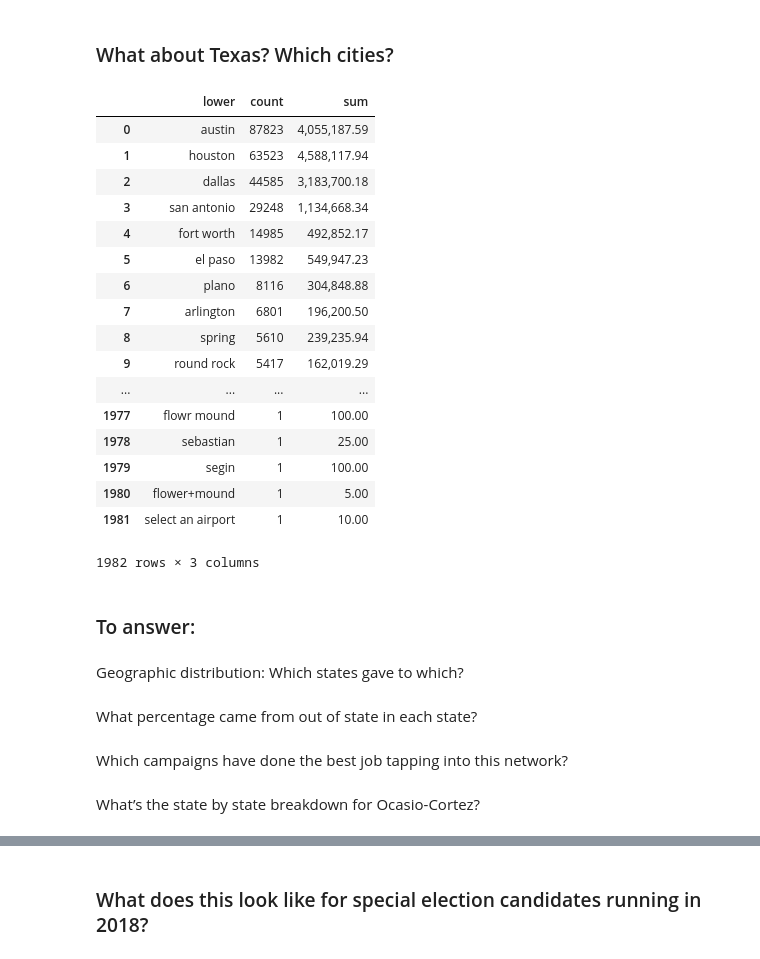
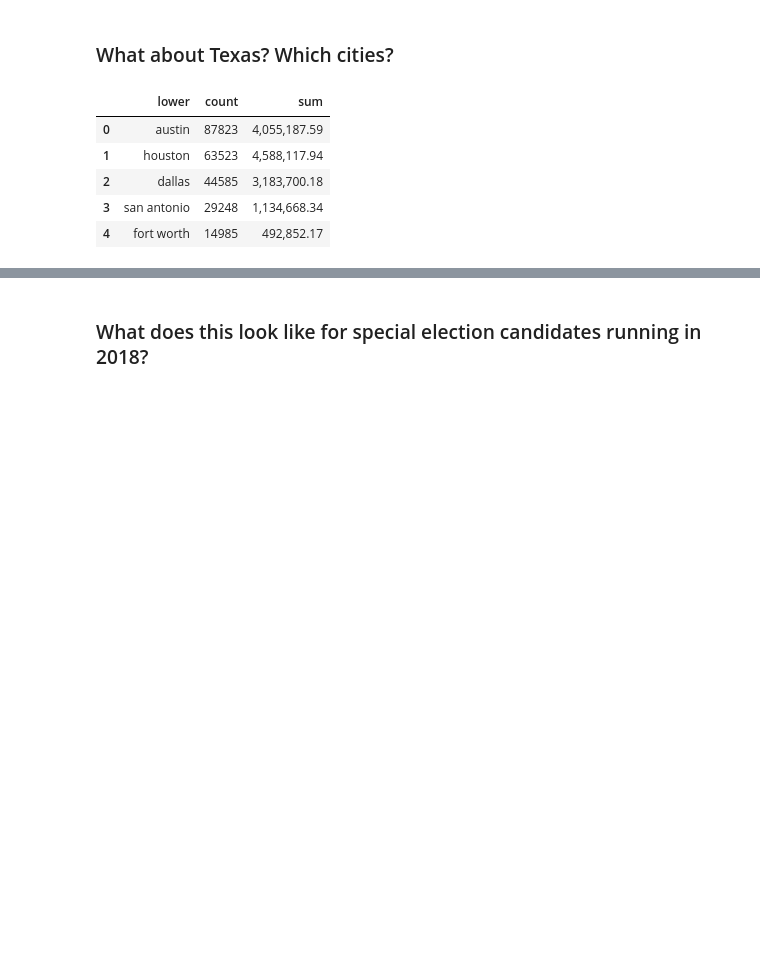
Before and after one commit to PublicI/actblue-analysis, a Jupyter notebook: analysis.ipynb, the cells around one changed output, grey strips where cells are left out. Cells and saved outputs as stored; diff of their text form; code cells hidden in the pictures; blank space fills up the shorter version.

```diff
--- a/analysis.ipynb
+++ b/analysis.ipynb
@@ -1163,46 +1124,24 @@ pd.pivot_table(contrib_flow_14[~contrib_flow_14['in']], values='sum', index=['bl
 # %%
 actblue_texas_cities = read_or_save(
     'actblue_texas_cities',
     lambda: pd.read_sql("""
     SELECT lower(contributor_city),
            count(*) AS COUNT,
            sum(contribution_amount) AS SUM
     FROM actblue_contribs
     WHERE contributor_state = 'TX'
       AND extract(YEAR
                   FROM contribution_date) > 2017
       AND beneficiary_candidate_office IN ('H','S')
     GROUP BY lower(contributor_city)
     ORDER BY COUNT DESC
     """, con=conn)
 )
-actblue_texas_cities
+actblue_texas_cities.head(5)
 # %% [output]
 |  | lower | count | sum |
 | 0 | austin | 87823 | 4,055,187.59 |
 | 1 | houston | 63523 | 4,588,117.94 |
 | 2 | dallas | 44585 | 3,183,700.18 |
 | 3 | san antonio | 29248 | 1,134,668.34 |
 | 4 | fort worth | 14985 | 492,852.17 |
-| 5 | el paso | 13982 | 549,947.23 |
-| 6 | plano | 8116 | 304,848.88 |
-| 7 | arlington | 6801 | 196,200.50 |
-| 8 | spring | 5610 | 239,235.94 |
-| 9 | round rock | 5417 | 162,019.29 |
-| ... | ... | ... | ... |
-| 1977 | flowr mound | 1 | 100.00 |
-| 1978 | sebastian | 1 | 25.00 |
-| 1979 | segin | 1 | 100.00 |
-| 1980 | flower+mound | 1 | 5.00 |
-| 1981 | select an airport | 1 | 10.00 |
-1982 rows × 3 columns
-# %% [markdown]
-### To answer:
-# %% [markdown]
-Geographic distribution: Which states gave to which?
-# %% [markdown]
-What percentage came from out of state in each state?
-# %% [markdown]
-Which campaigns have done the best job tapping into this network?
-# %% [markdown]
-What’s the state by state breakdown for Ocasio-Cortez?
```
Also changed, not shown: parts of 19 cells of this notebook, 8 other files.
